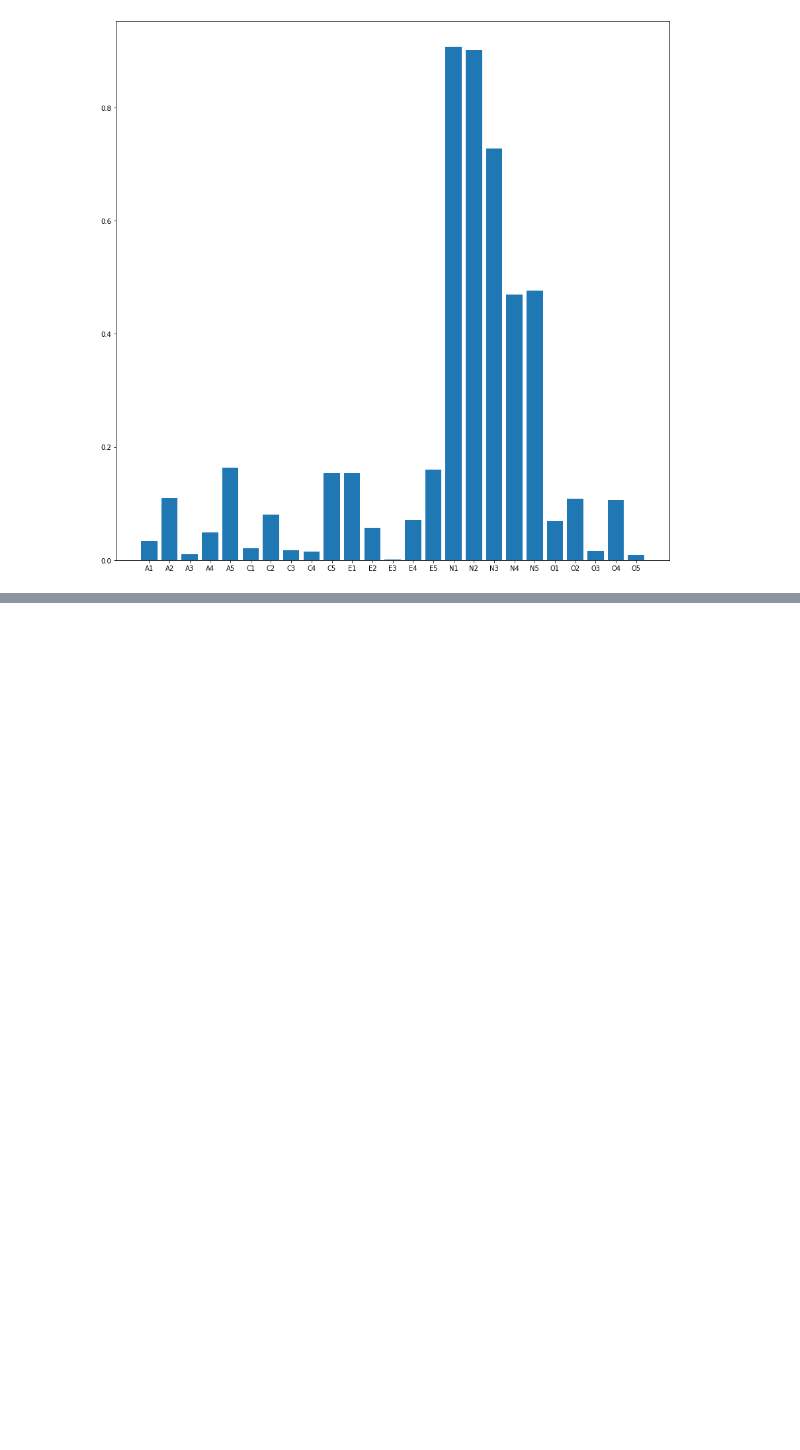
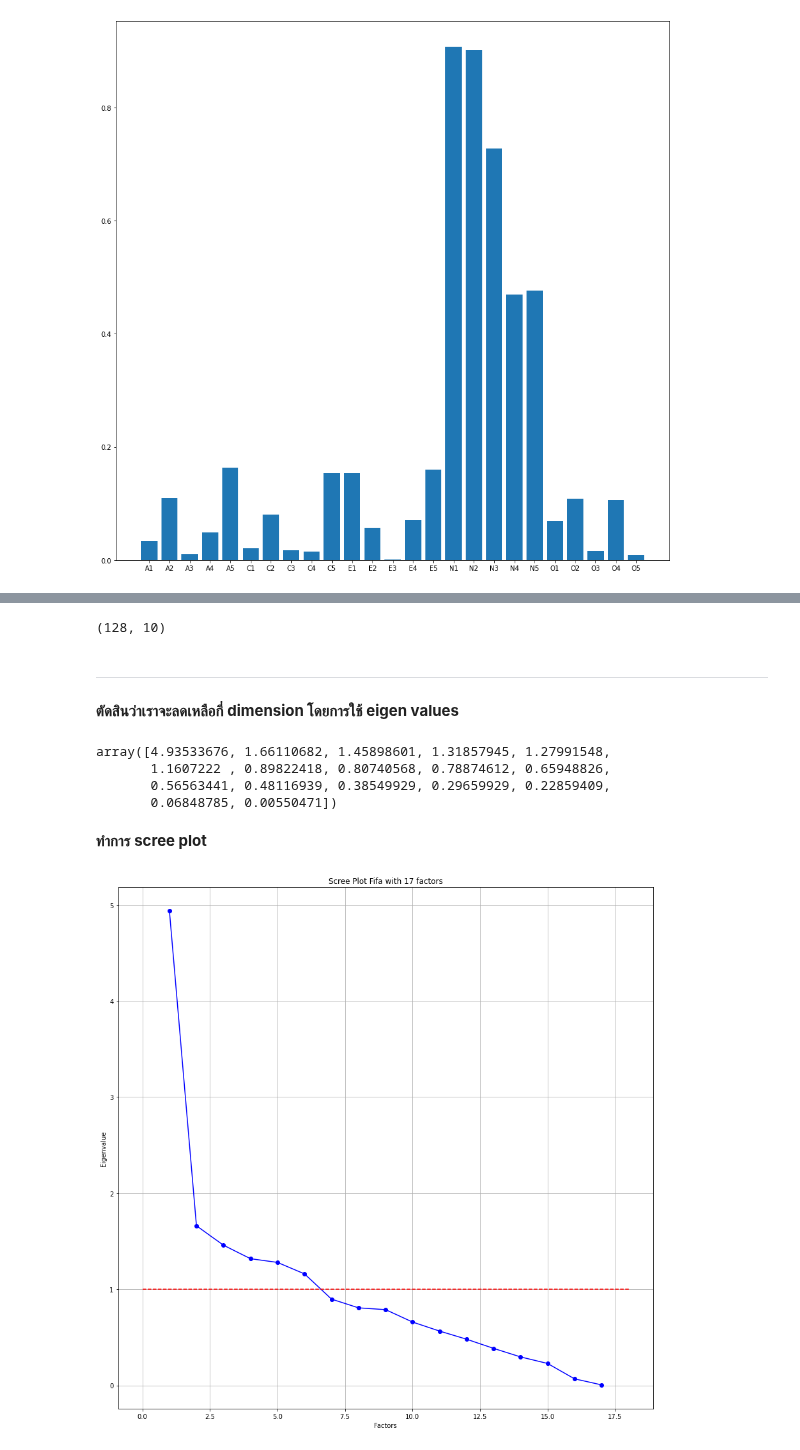
Before and after one commit to sitthatkaja/multivariate, a Jupyter notebook: Chapter_5_Factor_Analysis.ipynb, the cells around one changed output, grey strips where cells are left out. Drawn from its saved outputs; the diff is of its cells as text; code cells hidden in the pictures; blank space fills up the shorter version.

Commit message:
Exam03

```diff
--- a/Chapter_5_Factor_Analysis.ipynb
+++ b/Chapter_5_Factor_Analysis.ipynb
@@ -252,0 +280,3 @@ plt.bar(range(25),np.absolute(fa2.loadings_[:,0]),tick_label=BFI_data_dropped.co
+# %%
+exam_drop = exam.iloc[:,3:20]
+exam_drop
@@ -252,0 +343,34 @@ plt.bar(range(25),np.absolute(fa2.loadings_[:,0]),tick_label=BFI_data_dropped.co
+# %%
+# DEFINE กำหนดขนาดที่เลือก
+ex_fa = FactorAnalyzer(n_factors=10)
+# %%
+# Fit-transform
+data_ex_fa = ex_fa.fit_transform(exam_drop)
+# %%
+# ตรวจสอบ ขนาดข้อมูล
+data_ex_fa.shape
+# %% [output]
+(128, 10)
+# %% [markdown]
+***
+**ตัดสินว่าเราจะลดเหลือกี่ dimension โดยการใช้ eigen values**
+# %%
+ev,v = ex_fa.get_eigenvalues()
+ev
+# %% [output]
+array([4.93533676, 1.66110682, 1.45898601, 1.31857945, 1.27991548,
+       1.1607222 , 0.89822418, 0.80740568, 0.78874612, 0.65948826,
+       0.56563441, 0.48116939, 0.38549929, 0.29659929, 0.22859409,
+       0.06848785, 0.00550471])
+# %% [markdown]
+**ทำการ scree plot**
+# %%
+plt.plot(range(1,exam_drop.shape[1]+1),ev,'bo-')
+plt.plot([0,exam_drop.shape[1]+1],[1,1],'r--')
+plt.title('Scree Plot Fifa with 17 factors')
+plt.xlabel('Factors')
+plt.ylabel('Eigenvalue')
+plt.grid()
+plt.show()
+# %% [output]
+[figure, added]
```
Also changed, not shown: parts of 30 cells of this notebook.
